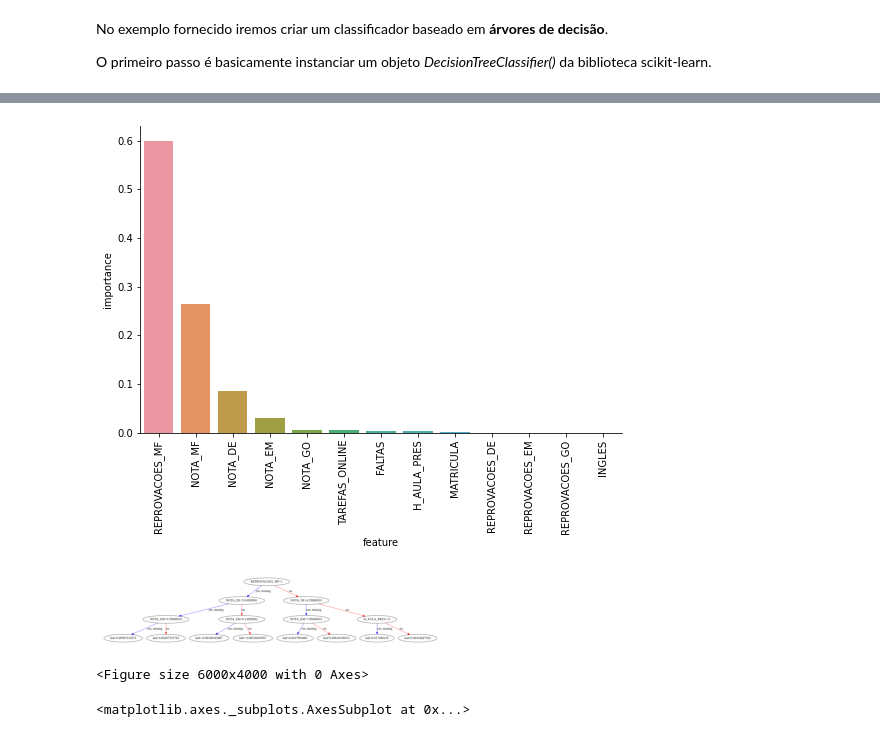
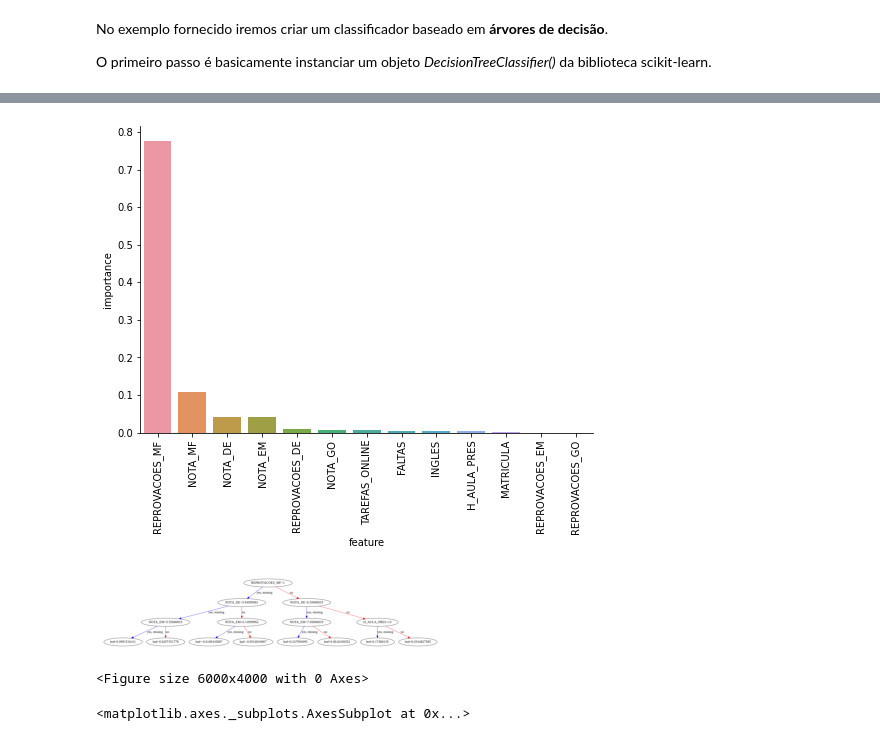
Before and after one commit to Quiteria89/Deploy-Web, a Jupyter notebook: desafio_2_mq.ipynb, the cells around one changed output, grey strips where cells are left out. Cells and saved outputs as stored; diff of their text form; code cells hidden in the pictures.

```diff
--- a/desafio_2_mq.ipynb
+++ b/desafio_2_mq.ipynb
@@ -409,24 +419,29 @@ No exemplo fornecido iremos criar um classificador baseado em **árvores de deci
 O primeiro passo é basicamente instanciar um objeto *DecisionTreeClassifier()* da biblioteca scikit-learn.
 # %%
 #separar a variável independente e de destino nos dados de treinamento
-model=xgb.XGBClassifier(random_state=1,learning_rate=0.01,n_estimators=100)
-model.fit(X_train, y_train)
-model.score(X_test,y_test)
+dtc_model = XGBClassifier()
+dtc_model.fit(X_train, y_train)
+dtc_model.score(X_test,y_test)
+
 
 
 
 
 # Target - Dataset
-predict_train = model.predict(X_train)
+predict_train =dtc_model.predict(X_train)
 print('\nTarget alcançada ',predict_train)
+
+
+
 
 # Acurácia alcançada pela árvore de decisão
 accuracy_train = accuracy_score(y_train,predict_train)
 print('\nAcurácia alcançada : {}%'.format(100*round(accuracy_train), 2))
 
 # prever o alvo no conjunto de dados de teste
-predict_test = model.predict(X_test)
+predict_test = dtc_model.predict(X_test)
 print('\nTarget alcançada nos dados:',predict_test)
+
 
 # Acurácia alcançada pela árvore de decisão - Teste
 accuracy_test = accuracy_score(y_test,predict_test)
@@ -442,15 +464,15 @@ Acurácia alcançada no teste:100.0%
 # %%
-rfc_fi = pd.DataFrame({'feature':X.columns,'importance':model.feature_importances_}).sort_values(by='importance',ascending=False)
+rfc_fi = pd.DataFrame({'feature':X.columns,'importance':dtc_model.feature_importances_}).sort_values(by='importance',ascending=False)
 sns.catplot(x='feature',y='importance',data=rfc_fi,kind='bar',aspect=1.5).set_xticklabels(rotation=90);
 # %% [output]
-[figure, old version]
+[figure, new version]
 # %%
 # plot árvore única
-plot_tree(model)
+plot_tree(dtc_model)
 fig = plt.figure(dpi=1000)
 plt.show()
 # %% [output]
-[figure, old version]
+[figure, new version]
 <Figure size 6000x4000 with 0 Axes>
 # %%
 
```
Also changed, not shown: parts of 9 cells of this notebook.
